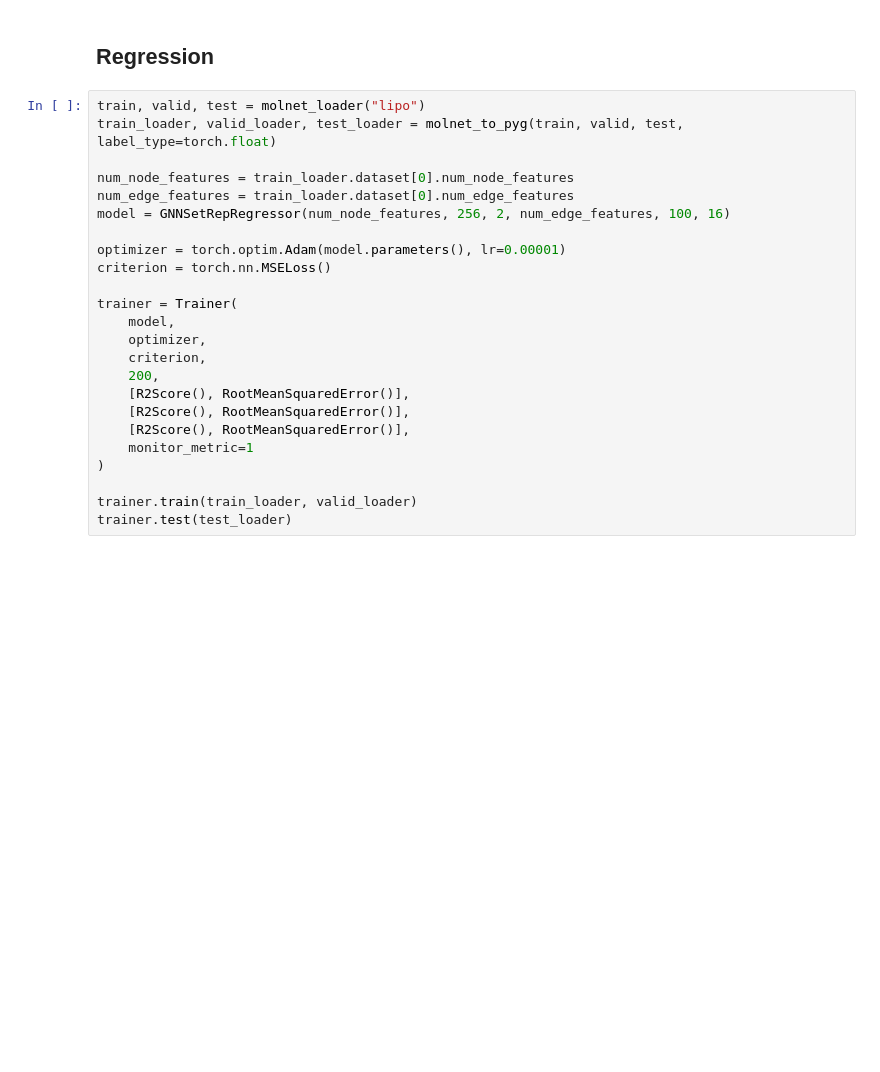
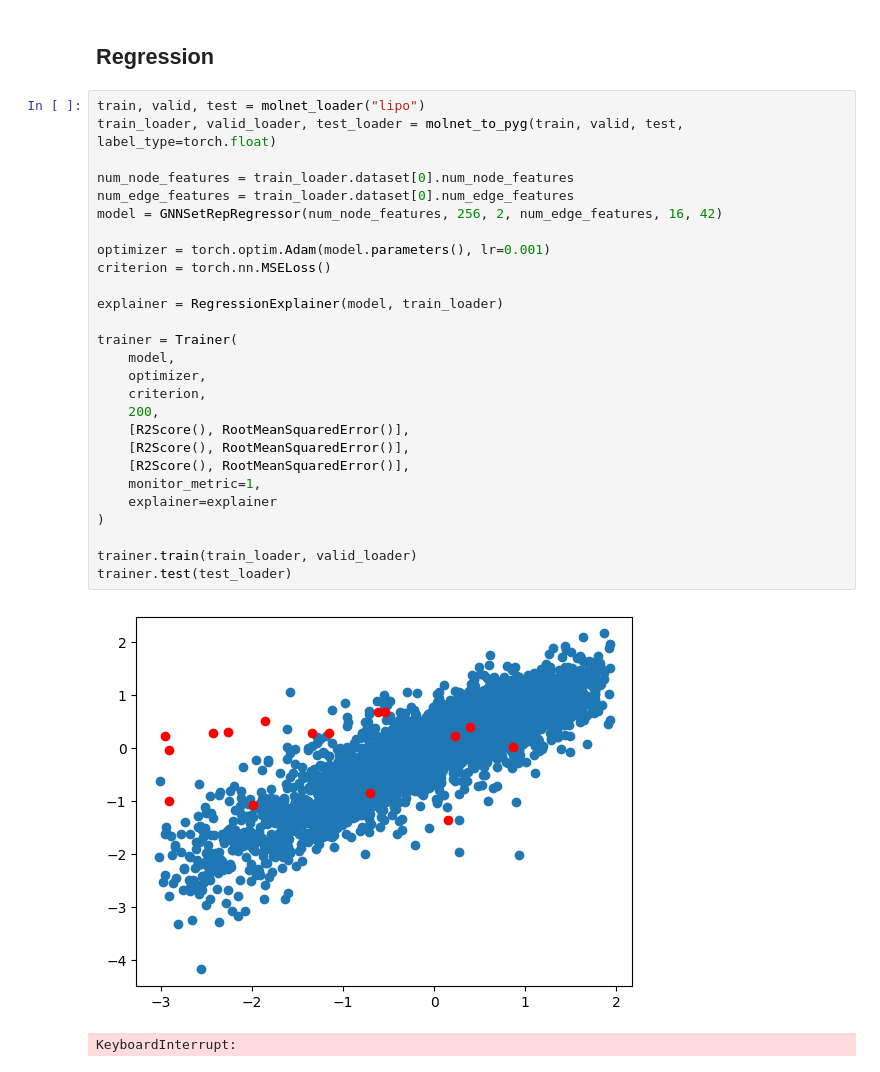
Before and after one commit to daenuprobst/molsetrep, a Jupyter notebook: notebooks/01_getting_started.ipynb, the cells around one changed output. Drawn from its saved outputs; the diff is of its cells as text; blank space fills up the shorter version.

Commit message:
Added explainer

```diff
--- a/notebooks/01_getting_started.ipynb
+++ b/notebooks/01_getting_started.ipynb
@@ -64,24 +47,30 @@ Test BinaryAUROC: 0.537
 # %%
 train, valid, test = molnet_loader("lipo")
 train_loader, valid_loader, test_loader = molnet_to_pyg(train, valid, test, label_type=torch.float)
 
 num_node_features = train_loader.dataset[0].num_node_features
 num_edge_features = train_loader.dataset[0].num_edge_features
-model = GNNSetRepRegressor(num_node_features, 256, 2, num_edge_features, 100, 16)
+model = GNNSetRepRegressor(num_node_features, 256, 2, num_edge_features, 16, 42)
 
-optimizer = torch.optim.Adam(model.parameters(), lr=0.00001)
+optimizer = torch.optim.Adam(model.parameters(), lr=0.001)
 criterion = torch.nn.MSELoss()
+
+explainer = RegressionExplainer(model, train_loader)
 
 trainer = Trainer(
     model,
     optimizer,
     criterion,
     200,
     [R2Score(), RootMeanSquaredError()],
     [R2Score(), RootMeanSquaredError()],
     [R2Score(), RootMeanSquaredError()],
-    monitor_metric=1
+    monitor_metric=1,
+    explainer=explainer
 )
 
 trainer.train(train_loader, valid_loader)
 trainer.test(test_loader)
+# %% [output]
+[figure, added]
+KeyboardInterrupt:
```
Also changed, not shown: parts of 2 cells of this notebook, 9 other files.
